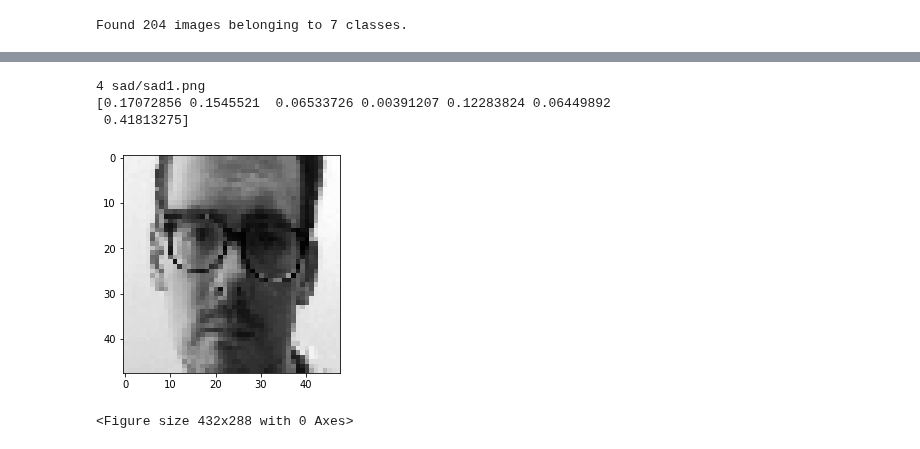
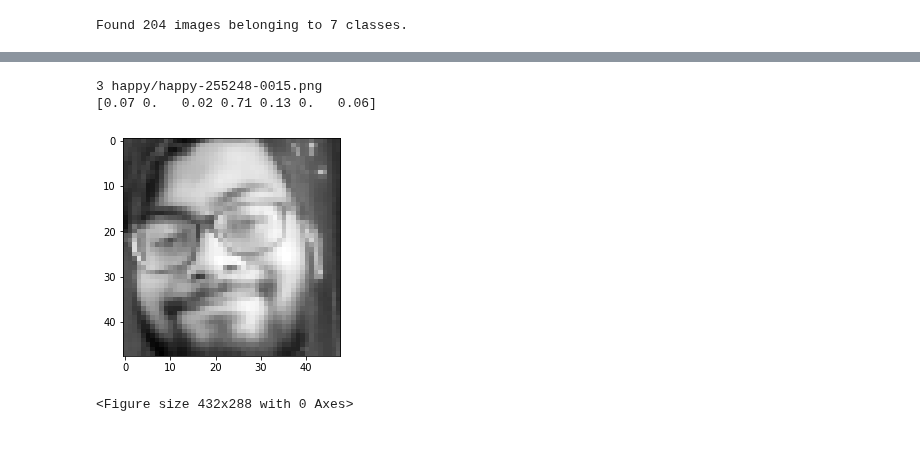
Before and after one commit to amilkh/cs230-fer, a Jupyter notebook: fer2013.ipynb, the cells around one changed output, grey strips where cells are left out. Cells and saved outputs as stored; diff of their text form; code cells hidden in the pictures.

```diff
--- a/fer2013.ipynb
+++ b/fer2013.ipynb
@@ -51,7 +47,7 @@ for i in range(0,len(X_dev_gen.filepaths)):
 # %% [output]
 Found 204 images belonging to 7 classes.
 # %%
-model = load_model('/content/drive/My Drive/cs230 project/models/webcam-SGD_LR_0.01000-EPOCHS_100-BS_128-DROPOUT_0.35test_acc_0.698.h5')
+model = load_model('/content/drive/My Drive/cs230 project/models/webcam-SGD_LR_0.01000-EPOCHS_100-BS_128-DROPOUT_0.35test_acc_0.273.h5')
 # %%
 # TODO: subtract probabilities?
 y_pred_probs = model.predict(X_dev)
@@ -107,13 +114,12 @@ for i in range(0, len(y_pred)):
 # %%
-i=149
+i=102
 
 print(X_dev_gen.filenames[i])
 plt.imshow(X_dev[i].reshape(48,48),cmap='gray')
 plt.figure()
-print(y_pred_probs[i])
+print(y_pred_probs[i].round(2))
 # %% [output]
-4 sad/sad1.png
-[0.17072856 0.1545521  0.06533726 0.00391207 0.12283824 0.06449892
- 0.41813275]
+3 happy/happy-255248-0015.png
+[0.07 0.   0.02 0.71 0.13 0.   0.06]
-[figure, old version]
+[figure, new version]
 <Figure size 432x288 with 0 Axes>
```
Also changed, not shown: parts of 7 cells of this notebook.
